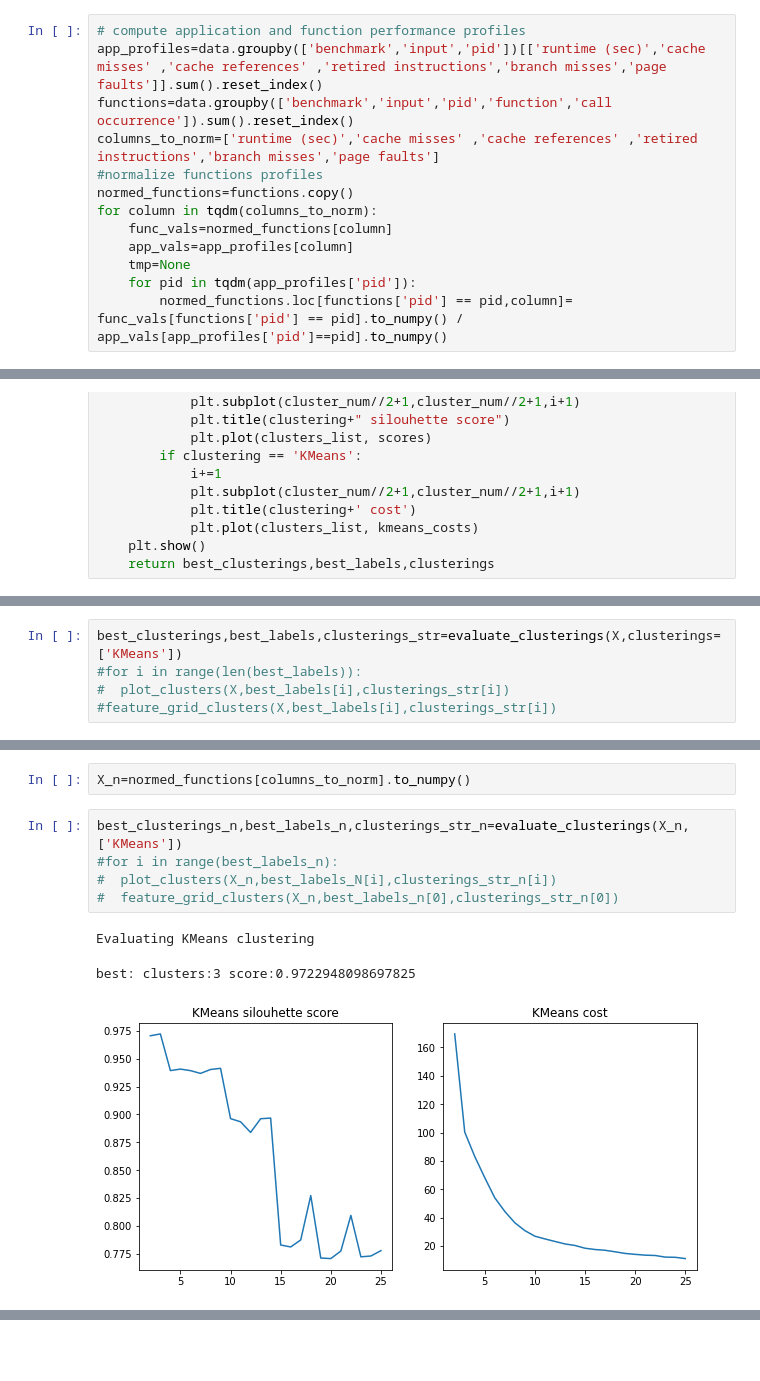
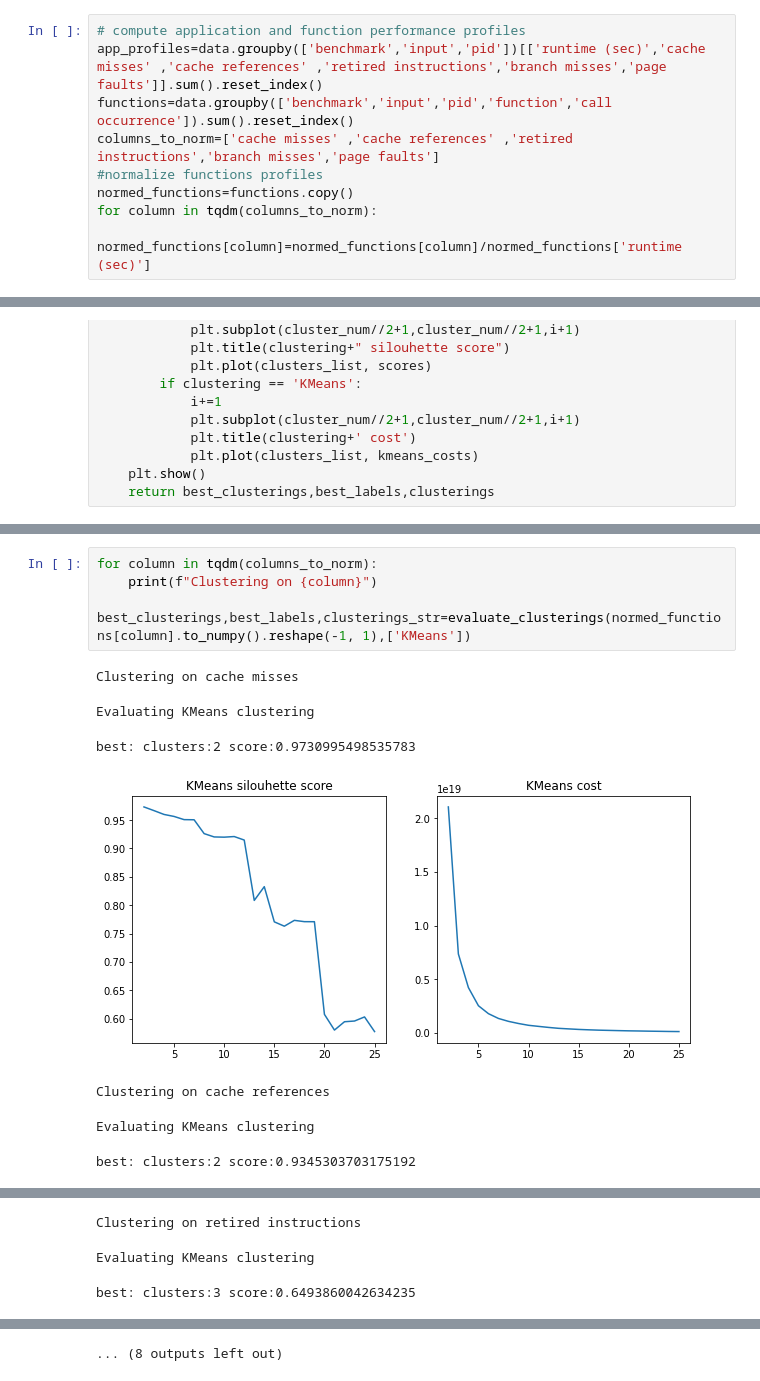
Before and after one commit to Nick1296/RT-Predict, a Jupyter notebook: Clustering.ipynb, the cells around one changed output, grey strips where cells are left out. Saved outputs shown, nothing was run; the diff lists cells and outputs as text; blank space fills up the shorter version.

```diff
--- a/Clustering.ipynb
+++ b/Clustering.ipynb
@@ -61,15 +66,11 @@ dtype: object
 # compute application and function performance profiles
 app_profiles=data.groupby(['benchmark','input','pid'])[['runtime (sec)','cache misses' ,'cache references' ,'retired instructions','branch misses','page faults']].sum().reset_index()
 functions=data.groupby(['benchmark','input','pid','function','call occurrence']).sum().reset_index()
-columns_to_norm=['runtime (sec)','cache misses' ,'cache references' ,'retired instructions','branch misses','page faults']
+columns_to_norm=['cache misses' ,'cache references' ,'retired instructions','branch misses','page faults']
 #normalize functions profiles
 normed_functions=functions.copy()
 for column in tqdm(columns_to_norm):
-    func_vals=normed_functions[column]
-    app_vals=app_profiles[column]
-    tmp=None
-    for pid in tqdm(app_profiles['pid']):
-        normed_functions.loc[functions['pid'] == pid,column]= func_vals[functions['pid'] == pid].to_numpy() / app_vals[app_profiles['pid']==pid].to_numpy()
+        normed_functions[column]=normed_functions[column]/normed_functions['runtime (sec)']
 # %%
 app_profiles.head()
 # %% [output]
@@ -178,5 +176,0 @@ X=functions[columns_to_norm].to_numpy()
-# %%
-best_clusterings,best_labels,clusterings_str=evaluate_clusterings(X,clusterings=['KMeans'])
-#for i in range(len(best_labels)):
-#  plot_clusters(X,best_labels[i],clusterings_str[i])
-#feature_grid_clusters(X,best_labels[i],clusterings_str[i])
@@ -187,11 +177,12 @@ best: clusters:2 score:0.9944018034344961
-# %%
-X_n=normed_functions[columns_to_norm].to_numpy()
 # %%
-best_clusterings_n,best_labels_n,clusterings_str_n=evaluate_clusterings(X_n,['KMeans'])
-#for i in range(best_labels_n):
-#  plot_clusters(X_n,best_labels_N[i],clusterings_str_n[i])
-#  feature_grid_clusters(X_n,best_labels_n[0],clusterings_str_n[0])
+for column in tqdm(columns_to_norm):
+    print(f"Clustering on {column}")
+    best_clusterings,best_labels,clusterings_str=evaluate_clusterings(normed_functions[column].to_numpy().reshape(-1, 1),['KMeans'])
 # %% [output]
-Evaluating KMeans clustering
+Clustering on cache misses
-best: clusters:3 score:0.9722948098697825
+Evaluating KMeans clustering
+best: clusters:2 score:0.9730995498535783
-[figure, old version]
+[figure, new version]
+Clustering on cache references
+Evaluating KMeans clustering
+best: clusters:2 score:0.9345303703175192
@@ -197,0 +190,3 @@ best: clusters:3 score:0.9722948098697825
+Clustering on retired instructions
+Evaluating KMeans clustering
+best: clusters:3 score:0.6493860042634235
@@ -197,0 +194 @@ best: clusters:3 score:0.9722948098697825
+... (8 outputs left out)
```
Also changed, not shown: parts of 16 cells of this notebook.
